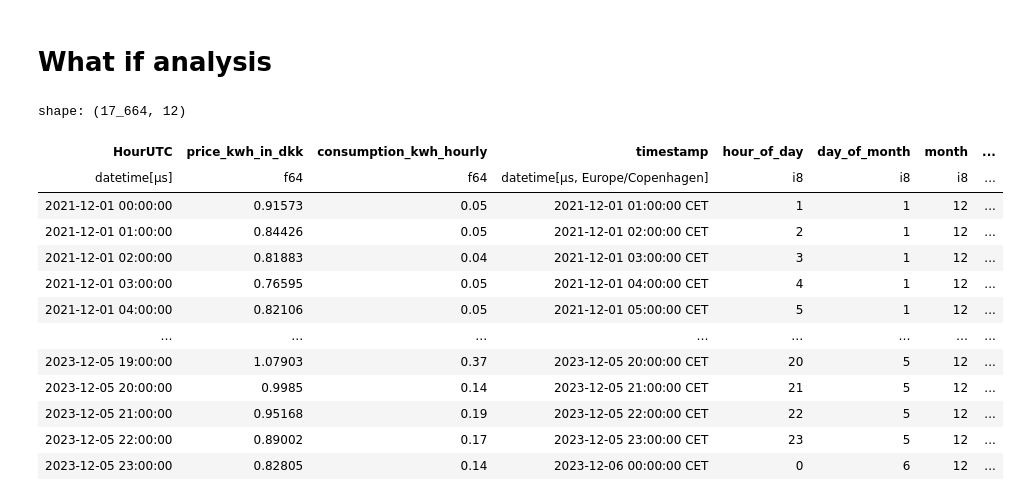
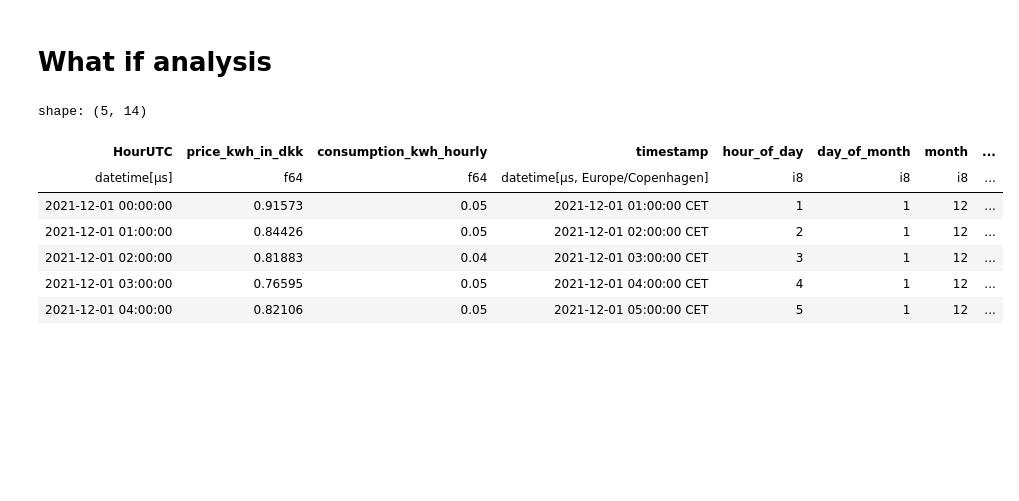
Before and after one commit to wizDs/predictive-modeling, a Jupyter notebook: notebooks/analysis.ipynb, the cells around one changed output. Saved outputs shown, nothing was run; the diff lists cells and outputs as text; code cells hidden in the pictures; blank space fills up the shorter version.

```diff
--- a/notebooks/analysis.ipynb
+++ b/notebooks/analysis.ipynb
@@ -23,8 +28,8 @@ prices: Sequence[Elspotprices] = client.get(
 
 prices_df: pl.DataFrame = (
     pl.DataFrame(prices)
-    .group_by(pl.col("HourUTC").dt.truncate("1h"), maintain_order=True)
-    .agg(pl.col("SpotPriceDKK").mean().alias("SpotPriceDKK"))
-    .with_columns(price_kwh_in_dkk=pl.col("SpotPriceDKK") / 1000 + _SPOT_FEE_DKK)
+    .group_by(pl.col(Column.UTC_TIME).dt.truncate("1h"), maintain_order=True)
+    .agg(pl.col(Column.SPOT_PRICE).mean().alias(Column.SPOT_PRICE))
+    .with_columns(price_kwh_in_dkk=pl.col(Column.SPOT_PRICE) / 1000 + _SPOT_FEE_DKK)
 )
 # %%
@@ -278,65 +204,29 @@ plt.xticks(
 # %% [markdown]
 # What if analysis
 # %%
+what_if_df = join_prices_and_consumption_data(
+    daily_prices_df=prices_df,
+    daily_consumption_df=consumption_df.with_columns(pl.col(Column.UTC_TIME).dt.offset_by("-2y")),
+    monthly_prices_df=None
+)
 what_if_df = (
-    prices_df.drop("SpotPriceDKK")
-    .join(other=consumption_df.with_columns(pl.col("HourUTC").dt.offset_by("-2y")), on="HourUTC", how="left")
+    what_if_df
+    .filter(pl.col(Column.HOURLY_CONSUMPTION).is_not_null())
+    .sort(Column.UTC_TIME)
     .with_columns(
-        pl.col("HourUTC")
-        .dt.convert_time_zone("Europe/Copenhagen")
-        .alias("timestamp")
+      pl.col(Column.HOURLY_CONSUMPTION)
+      .rolling_sum_by(Column.UTC_TIME, window_size="1mo")
+      .alias(Column.HOURLY_CONSUMPTION_ROLLING_SUM)
     )
-    # .filter(pl.col("timestamp").dt.year() >= 2024)
-    .with_columns(pl.col("timestamp").dt.hour().alias("hour_of_day"))
-    .with_columns(pl.col("timestamp").dt.day().alias("day_of_month"))
-    .with_columns(pl.col("timestamp").dt.month().alias("month"))
-    .with_columns(pl.col("timestamp").dt.year().alias("year"))
-    .with_columns(pl.col("timestamp").dt.weekday().alias("weekday"))
-    .with_columns(
-        event_of_day=pl.when(pl.col("hour_of_day").is_between(6, 10, closed="left"))
-        .then(pl.lit("Morning"))  # 0
-        .when(pl.col("hour_of_day").is_between(10, 18, closed="left"))
-        .then(pl.lit("Afternoon"))  # 1
-        .when(pl.col("hour_of_day").is_between(18, 22, closed="left"))
-        .then(pl.lit("Evening"))  # 2
-        .when(
-            pl.col("hour_of_day").is_between(22, 24, closed="both")
-            | pl.col("hour_of_day").is_between(0, 6, closed="left")
-        )
-        .then(pl.lit("Night"))  # 3
-        .otherwise(-99)
-    )
-    # .join(other=prices_monthly_df, on=["year", "month"], how="left")
-    .with_columns(
-        consumption_in_dkk=pl.col("price_kwh_in_dkk")
-        * pl.col("consumption_kwh_hourly")
-    )
-    # .with_columns(
-    #     consumption_in_dkk_status_quo=pl.col("monthly_price_kwh_in_dkk")
-    #     * pl.col("consumption_kwh_hourly")
-    # )
-    .filter(pl.col("consumption_in_dkk").is_not_null())
-    .sort("HourUTC")
-    .with_columns(
-      pl.col("consumption_in_dkk")
-      .rolling_sum_by("HourUTC", window_size="1mo")
-      .alias("consumption_in_dkk_rolling_sum")
 )
-)
-what_if_df
+what_if_df.head()
 # %% [output]
-shape: (17_664, 12)
+shape: (5, 14)
 | HourUTC | price_kwh_in_dkk | consumption_kwh_hourly | timestamp | hour_of_day | day_of_month | month | ... |
 | datetime[μs] | f64 | f64 | datetime[μs, Europe/Copenhagen] | i8 | i8 | i8 | ... |
 | 2021-12-01 00:00:00 | 0.91573 | 0.05 | 2021-12-01 01:00:00 CET | 1 | 1 | 12 | ... |
 | 2021-12-01 01:00:00 | 0.84426 | 0.05 | 2021-12-01 02:00:00 CET | 2 | 1 | 12 | ... |
 | 2021-12-01 02:00:00 | 0.81883 | 0.04 | 2021-12-01 03:00:00 CET | 3 | 1 | 12 | ... |
 | 2021-12-01 03:00:00 | 0.76595 | 0.05 | 2021-12-01 04:00:00 CET | 4 | 1 | 12 | ... |
 | 2021-12-01 04:00:00 | 0.82106 | 0.05 | 2021-12-01 05:00:00 CET | 5 | 1 | 12 | ... |
-| … | … | … | … | … | … | … | ... |
-| 2023-12-05 19:00:00 | 1.07903 | 0.37 | 2023-12-05 20:00:00 CET | 20 | 5 | 12 | ... |
-| 2023-12-05 20:00:00 | 0.9985 | 0.14 | 2023-12-05 21:00:00 CET | 21 | 5 | 12 | ... |
-| 2023-12-05 21:00:00 | 0.95168 | 0.19 | 2023-12-05 22:00:00 CET | 22 | 5 | 12 | ... |
-| 2023-12-05 22:00:00 | 0.89002 | 0.17 | 2023-12-05 23:00:00 CET | 23 | 5 | 12 | ... |
-| 2023-12-05 23:00:00 | 0.82805 | 0.14 | 2023-12-06 00:00:00 CET | 0 | 6 | 12 | ... |
 # %%
```
Also changed, not shown: parts of 19 cells of this notebook, 1 other file.
